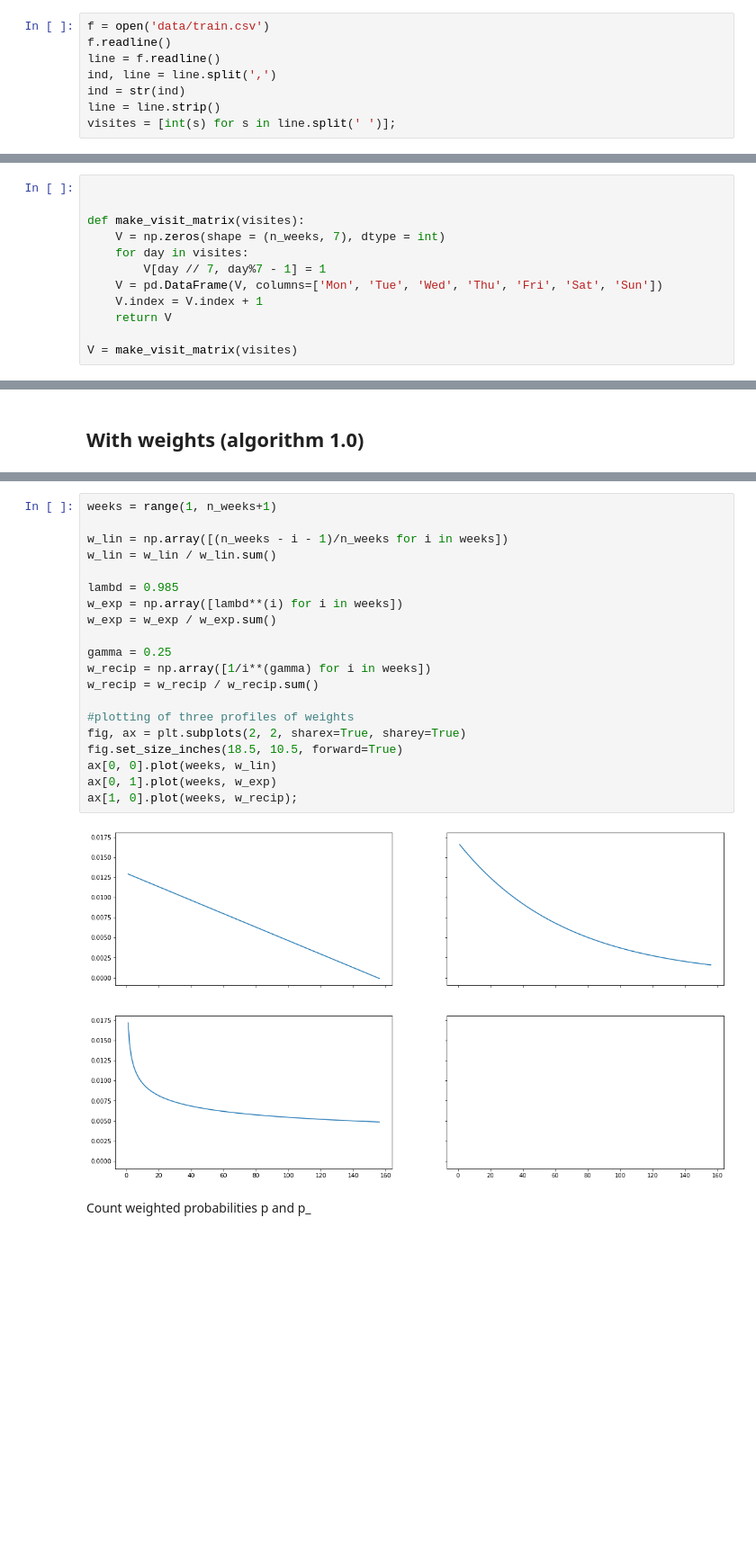
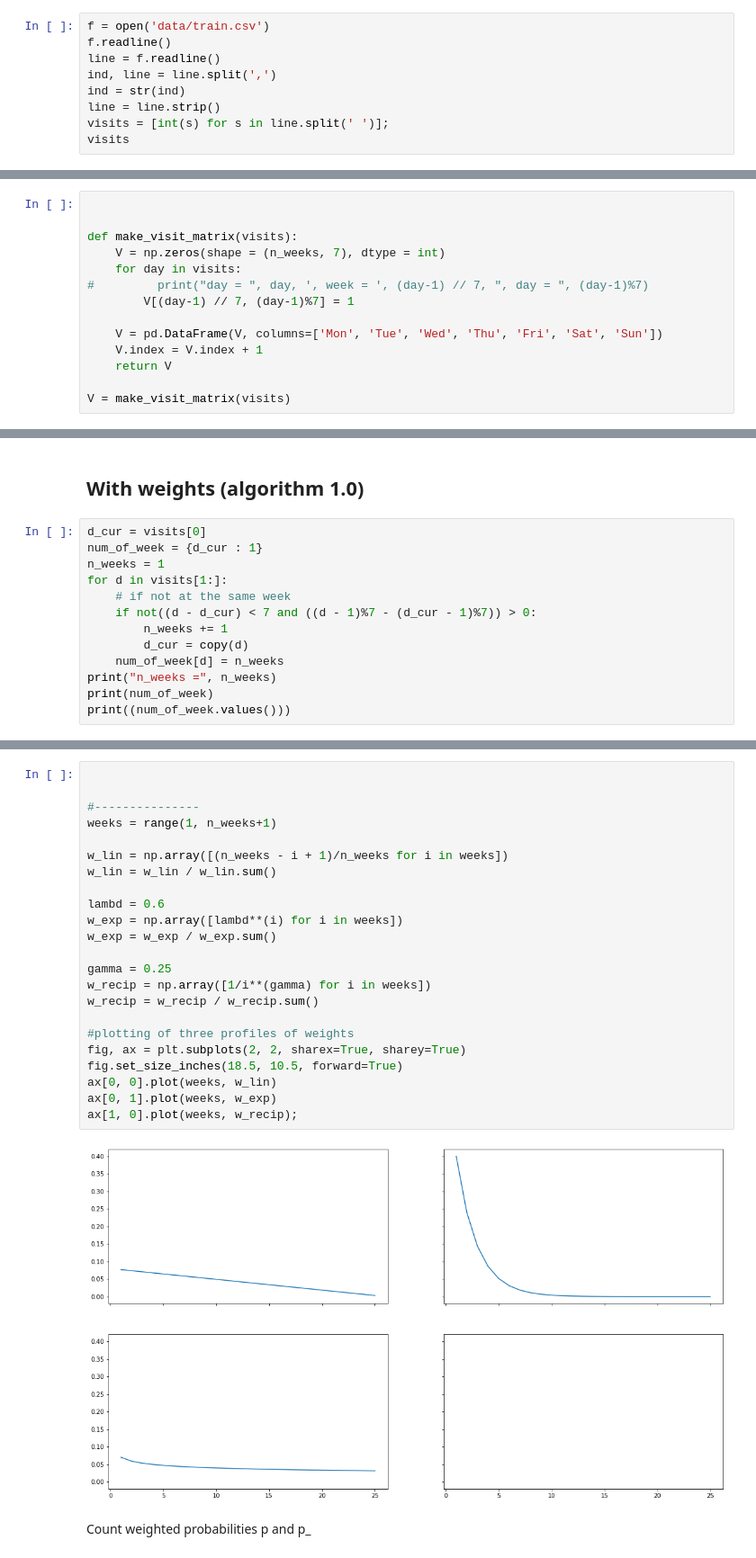
Before and after one commit to pbilinskyi/prediction-of-visits, a Jupyter notebook: notebook.ipynb, the cells around one changed output, grey strips where cells are left out. Shown: that part at 90% size. Saved outputs shown, nothing was run; the diff lists cells and outputs as text; blank space fills up the shorter version.

```diff
--- a/notebook.ipynb
+++ b/notebook.ipynb
@@ -22,4 +22,5 @@ line = f.readline()
 ind, line = line.split(',')
 ind = str(ind)
 line = line.strip()
-visites = [int(s) for s in line.split(' ')];
+visits = [int(s) for s in line.split(' ')];
+visits
@@ -28,15 +47,17 @@ Make matrix of visits of customer
 # %%
 
 
-def make_visit_matrix(visites):
+def make_visit_matrix(visits):
     V = np.zeros(shape = (n_weeks, 7), dtype = int)
-    for day in visites:
-        V[day // 7, day%7 - 1] = 1
+    for day in visits:
+#         print("day = ", day, ', week = ', (day-1) // 7, ", day = ", (day-1)%7)
+        V[(day-1) // 7, (day-1)%7] = 1
+
     V = pd.DataFrame(V, columns=['Mon', 'Tue', 'Wed', 'Thu', 'Fri', 'Sat', 'Sun'])
     V.index = V.index + 1
     return V
 
-V = make_visit_matrix(visites)
+V = make_visit_matrix(visits)
 # %% [markdown]
 Drop empty weeks, leave last week for testing
 # %%
@@ -106,3 +116,16 @@ predicted_day = np.argmax(p_)
 predicted_day;
 # %% [markdown]
 ## With weights (algorithm 1.0)
+# %%
+d_cur = visits[0]
+num_of_week = {d_cur : 1}
+n_weeks = 1
+for d in visits[1:]:
+    # if not at the same week
+    if not((d - d_cur) < 7 and ((d - 1)%7 - (d_cur - 1)%7)) > 0:
+        n_weeks += 1
+        d_cur = copy(d)
+    num_of_week[d] = n_weeks
+print("n_weeks =", n_weeks)
+print(num_of_week)
+print((num_of_week.values()))
@@ -109,25 +136,28 @@ predicted_day;
 # %%
+
+
+#---------------
 weeks = range(1, n_weeks+1)
 
-w_lin = np.array([(n_weeks - i - 1)/n_weeks for i in weeks])
+w_lin = np.array([(n_weeks - i + 1)/n_weeks for i in weeks])
 w_lin = w_lin / w_lin.sum()
 
-lambd = 0.985
+lambd = 0.6
 w_exp = np.array([lambd**(i) for i in weeks])
 w_exp = w_exp / w_exp.sum()
 
 gamma = 0.25
 w_recip = np.array([1/i**(gamma) for i in weeks])
 w_recip = w_recip / w_recip.sum()
 
 #plotting of three profiles of weights
 fig, ax = plt.subplots(2, 2, sharex=True, sharey=True)
 fig.set_size_inches(18.5, 10.5, forward=True)
 ax[0, 0].plot(weeks, w_lin)
 ax[0, 1].plot(weeks, w_exp)
 ax[1, 0].plot(weeks, w_recip);
 # %% [output]
-[figure, old version]
+[figure, new version]
 # %% [markdown]
 Count weighted probabilities p and p_
 # %%
```
Also changed, not shown: parts of 21 cells of this notebook, 2 other files.
